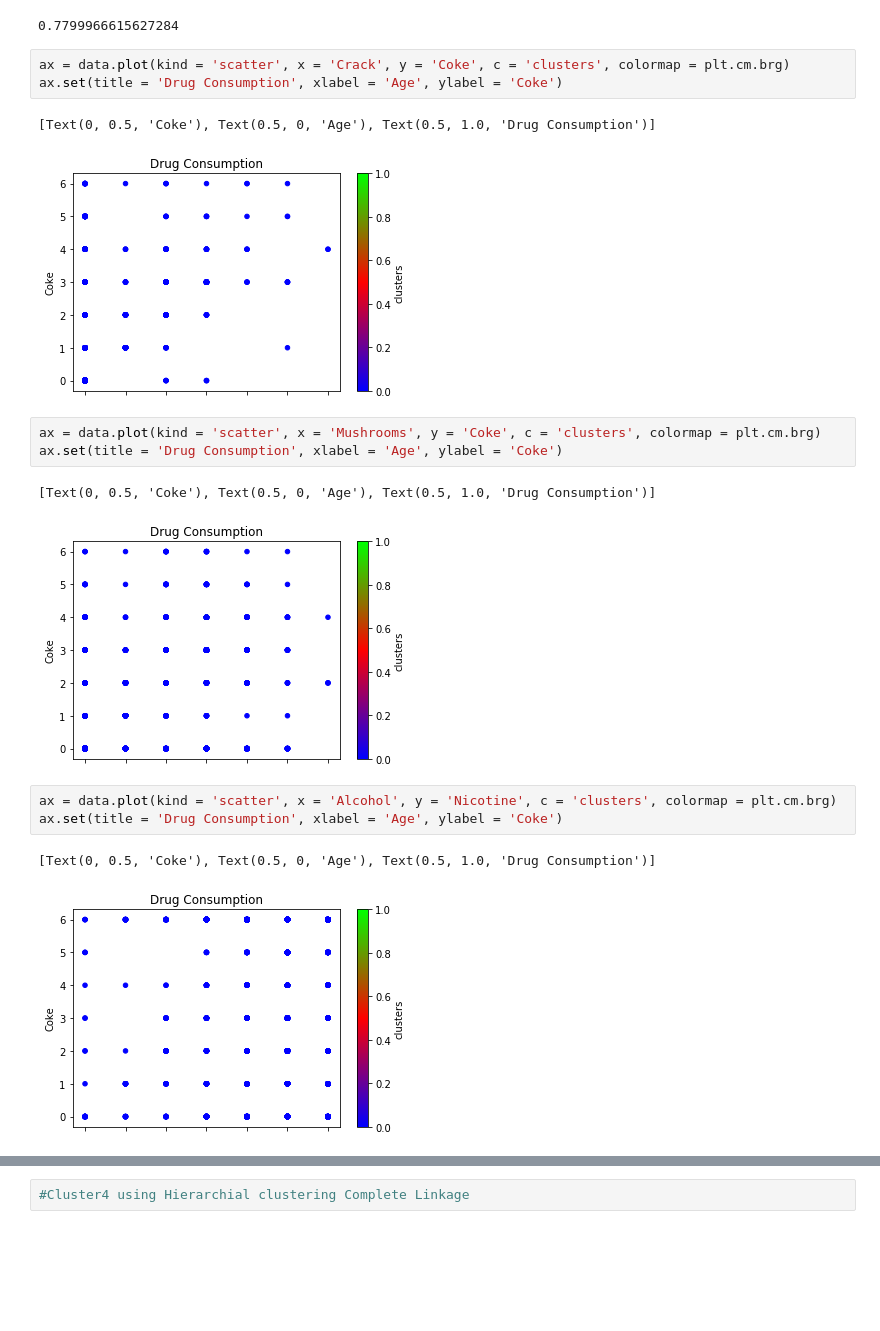
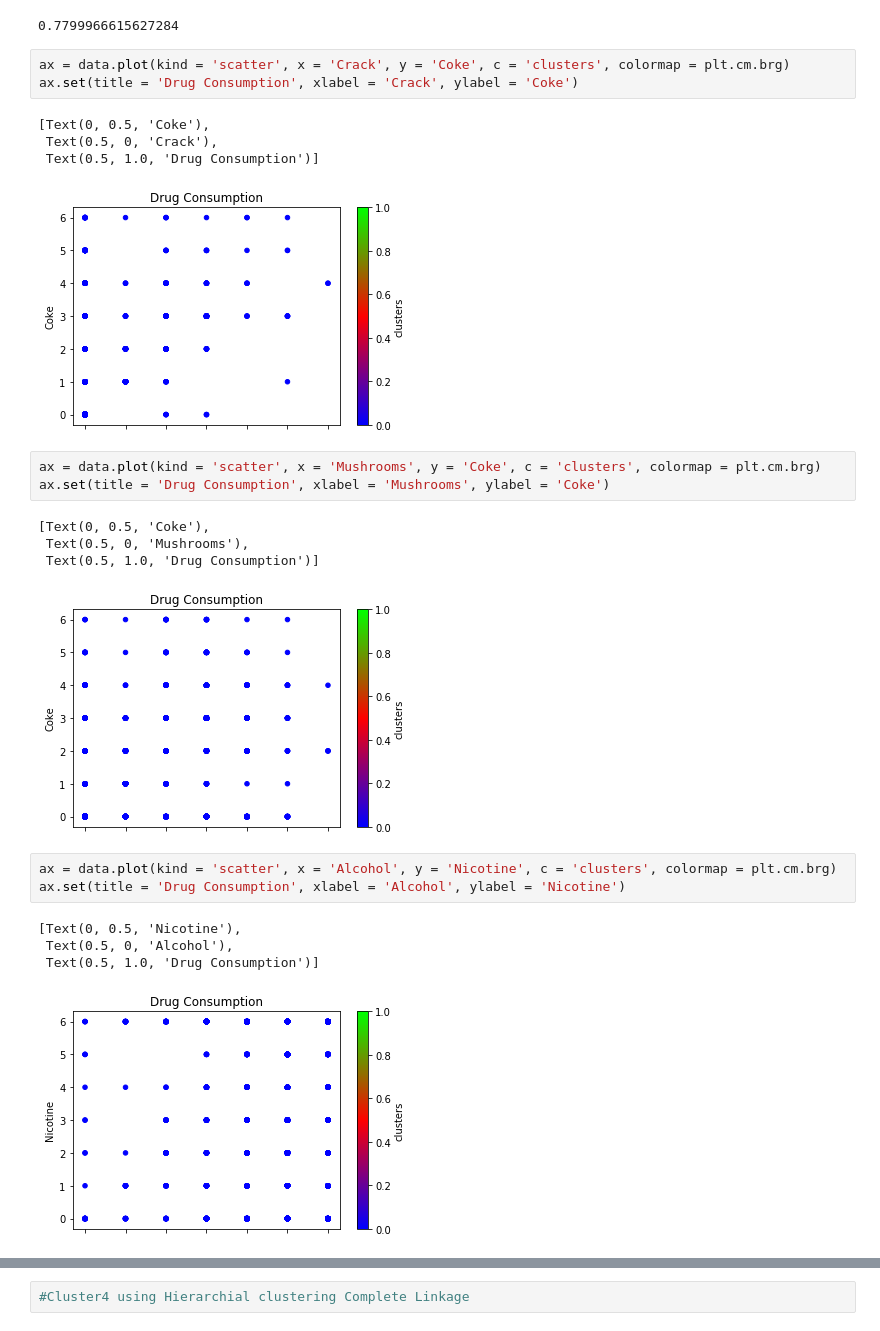
Before and after one commit to ManasaK33/drug-consumption, a Jupyter notebook: Clustering.ipynb, the cells around one changed output, grey strips where cells are left out. Drawn from its saved outputs; the diff is of its cells as text; blank space fills up the shorter version.

```diff
--- a/Clustering.ipynb
+++ b/Clustering.ipynb
@@ -326,21 +346,27 @@ print(metrics.silhouette_score(x_scaled, data['clusters'], metric = "euclidean")
 0.7799966615627284
 # %%
 ax = data.plot(kind = 'scatter', x = 'Crack', y = 'Coke', c = 'clusters', colormap = plt.cm.brg)
-ax.set(title = 'Drug Consumption', xlabel = 'Age', ylabel = 'Coke')
+ax.set(title = 'Drug Consumption', xlabel = 'Crack', ylabel = 'Coke')
 # %% [output]
-[Text(0, 0.5, 'Coke'), Text(0.5, 0, 'Age'), Text(0.5, 1.0, 'Drug Consumption')]
+[Text(0, 0.5, 'Coke'),
+ Text(0.5, 0, 'Crack'),
+ Text(0.5, 1.0, 'Drug Consumption')]
 [figure]
 # %%
 ax = data.plot(kind = 'scatter', x = 'Mushrooms', y = 'Coke', c = 'clusters', colormap = plt.cm.brg)
-ax.set(title = 'Drug Consumption', xlabel = 'Age', ylabel = 'Coke')
+ax.set(title = 'Drug Consumption', xlabel = 'Mushrooms', ylabel = 'Coke')
 # %% [output]
-[Text(0, 0.5, 'Coke'), Text(0.5, 0, 'Age'), Text(0.5, 1.0, 'Drug Consumption')]
+[Text(0, 0.5, 'Coke'),
+ Text(0.5, 0, 'Mushrooms'),
+ Text(0.5, 1.0, 'Drug Consumption')]
 [figure]
 # %%
 ax = data.plot(kind = 'scatter', x = 'Alcohol', y = 'Nicotine', c = 'clusters', colormap = plt.cm.brg)
-ax.set(title = 'Drug Consumption', xlabel = 'Age', ylabel = 'Coke')
+ax.set(title = 'Drug Consumption', xlabel = 'Alcohol', ylabel = 'Nicotine')
 # %% [output]
-[Text(0, 0.5, 'Coke'), Text(0.5, 0, 'Age'), Text(0.5, 1.0, 'Drug Consumption')]
+[Text(0, 0.5, 'Nicotine'),
+ Text(0.5, 0, 'Alcohol'),
+ Text(0.5, 1.0, 'Drug Consumption')]
-[figure, old version]
+[figure, new version]
 # %%
 ax = data.plot(kind = 'scatter', x = 'Nicotine', y = 'Coke', c = 'clusters', colormap = plt.cm.brg)
```
Also changed, not shown: parts of 26 cells of this notebook.
